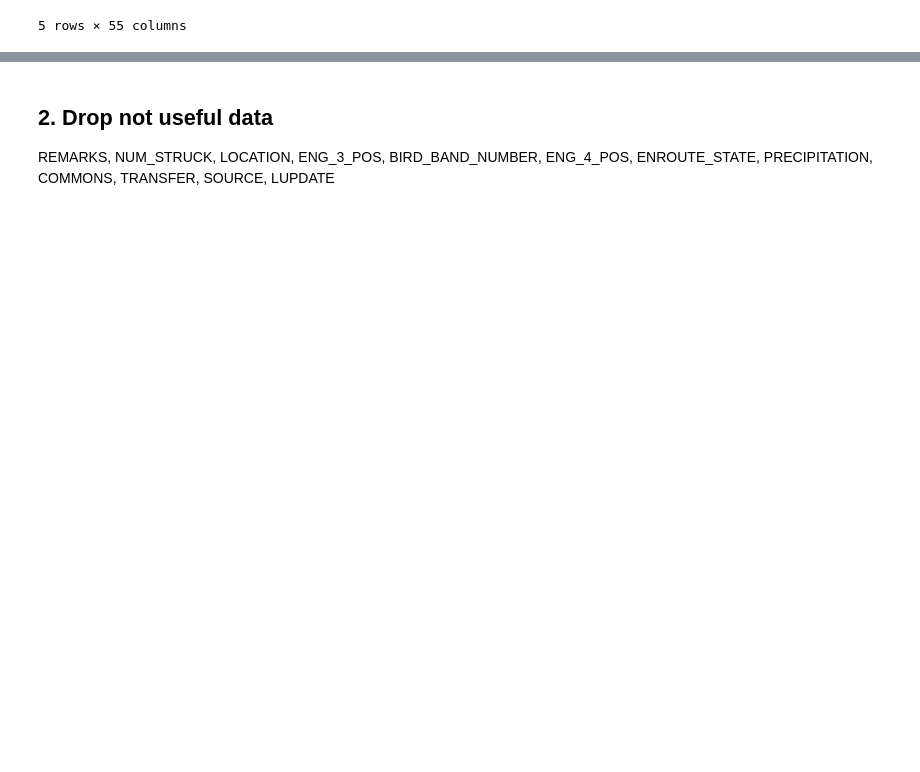
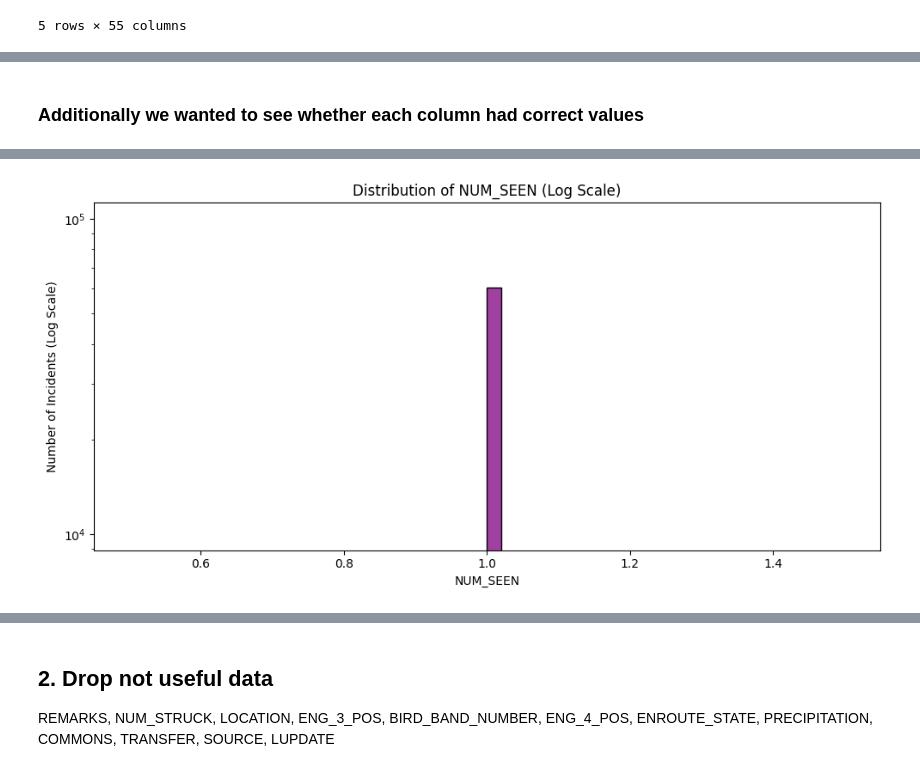
Before and after one commit to oronila/ml-1-project, a Jupyter notebook: main.ipynb, the cells around one changed output, grey strips where cells are left out. Drawn from its saved outputs; the diff is of its cells as text; code cells hidden in the pictures; blank space fills up the shorter version.

Commit message:
Added Data Exploration/Data Cleaning Thought Process

```diff
--- a/main.ipynb
+++ b/main.ipynb
@@ -43,0 +133,62 @@ data.head()
+# %% [markdown]
+### Additionally we wanted to see whether each column had correct values
+# %%
+import pandas as pd
+import matplotlib.pyplot as plt
+import seaborn as sns
+
+def explore_column(df, column_name):
+    print(f"--- Top 15 Most Common '{column_name}' Values ---")
+    # 1. Print the top 15 most frequent values (including missing data/NaN)
+    print(df[column_name].value_counts(dropna=False).head(15))
+    print("\n")
+
+    # 2. Check if the column is numeric (or can be treated as numeric)
+    # This prevents the code from crashing if you pass in a text column like 'SPECIES'
+    numeric_series = pd.to_numeric(df[column_name], errors='coerce')
+
+    if numeric_series.notna().any():
+        # Print summary statistics (min, max, mean, etc.)
+        print(f"--- {column_name} Summary Statistics ---")
+        print(numeric_series.describe())
+        print("\n")
+
+        # 3. Visualize the distribution (ignoring missing values for the graph)
+        plt.figure(figsize=(10, 5))
+
+        # Log scale histogram
+        sns.histplot(numeric_series.dropna(), bins=50, kde=False, color='purple')
+        plt.yscale('log')
+        plt.title(f'Distribution of {column_name} (Log Scale)')
+        plt.xlabel(column_name)
+        plt.ylabel('Number of Incidents (Log Scale)')
+
+        plt.tight_layout()
+        plt.show()
+    else:
+        print(f"--- Note: '{column_name}' is not numeric. Skipping statistics and histogram. ---")
+
+# explore_column(data, 'SPEED')
+# explore_column(data, 'SKY')
+# explore_column(data, 'HEIGHT')
+# explore_column(data, 'TIME_OF_DAY')
+# explore_column(data, 'TIME')
+# explore_column(data, 'PHASE_OF_FLIGHT')
+# explore_column(data, 'AMO')
+# explore_column(data, 'EMO')
+# explore_column(data, 'DISTANCE')
+# explore_column(data, 'ENG_2_POS')
+# explore_column(data, 'EMA')
+# explore_column(data, 'AMA')
+# explore_column(data, 'TYPE_ENG')
+# explore_column(data, 'ENG_1_POS')
+# explore_column(data, 'NUM_ENGS')
+# explore_column(data, 'AC_MASS')
+# explore_column(data, 'AC_CLASS')
+# explore_column(data, 'RUNWAY')
+# explore_column(data, 'FAAREGION')
+# explore_column(data, 'STATE')
+# explore_column(data, 'SIZE')
+# explore_column(data, 'NUM_SEEN')
+# explore_column(data, 'NUM_STRUCK')
+# %% [output]
@@ -43,0 +215 @@ data.head()
+[figure, added]
```
Also changed, not shown: parts of 16 cells of this notebook, 1 other file.
